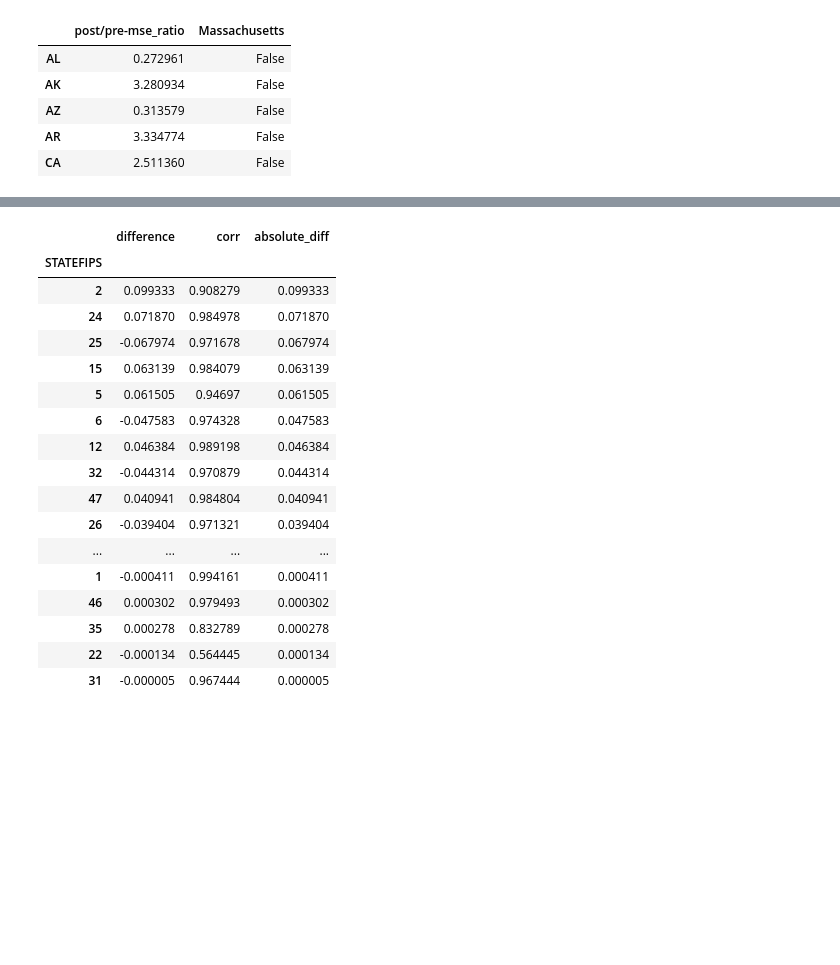
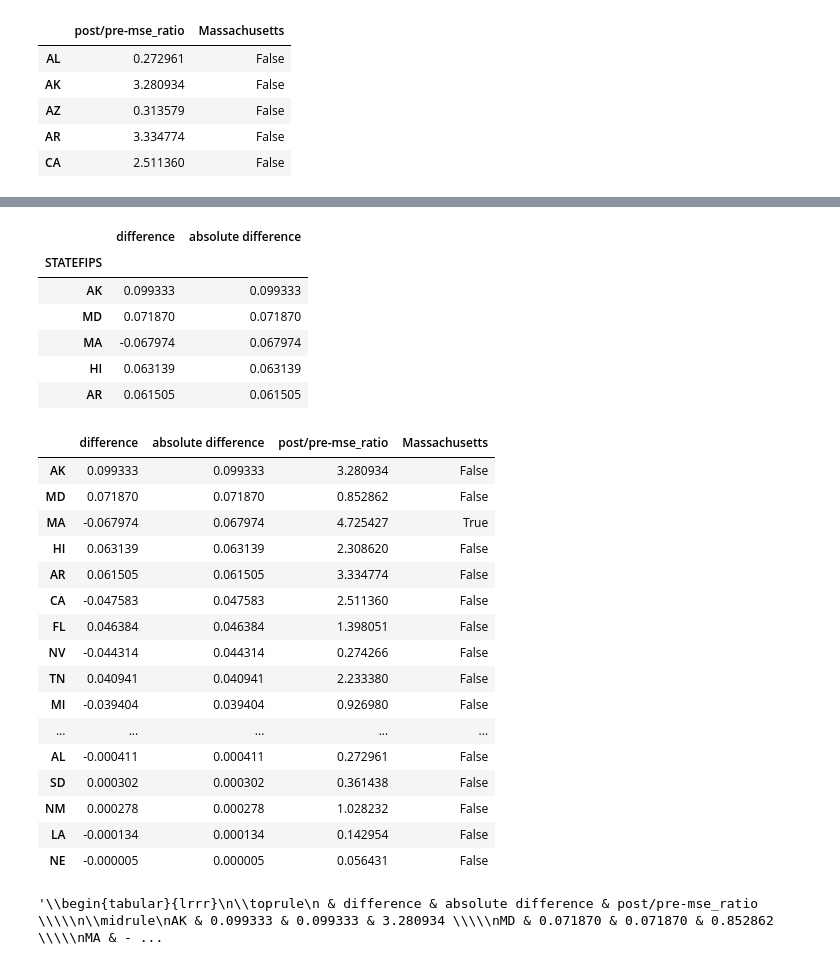
Before and after one commit to will-r61/honors_thesis, a Jupyter notebook: notebooks/scm_no_covariates.ipynb, the cells around one changed output, grey strips where cells are left out. Drawn from its saved outputs; the diff is of its cells as text; code cells hidden in the pictures; blank space fills up the shorter version.

```diff
--- a/notebooks/scm_no_covariates.ipynb
+++ b/notebooks/scm_no_covariates.ipynb
@@ -26,10 +25,6 @@ def scm_fit(X, y):
     def sum_constraint(weights):
         return np.sum(weights) - 1
 
-    def pearsonr_weights(weights):
-        y_predicted = np.dot(X, weights)
-        return float(pearsonr(y, y_predicted).statistic)
-
     # Bounds: Ensure all weights are nonnegative
     bounds = [(0, 1)] * n_features
 
@@ -45,10 +40,7 @@ def scm_fit(X, y):
     # Extract the optimized weights
     optimized_weights = result.x
 
-    # Extract the MSE
-    corr = pearsonr_weights(optimized_weights)
-
-    return optimized_weights, corr
+    return optimized_weights
 # %%
 df = pd.read_csv('../data/estimates/SNAP_gap_estimates/snap_gap_estimates.csv', index_col = 0)
 df
@@ -116,7 +108,7 @@ training_data
 training_y = training_data[25]
 training_X = training_data.loc[:, training_data.columns != 25].values
 # %%
-weights, corr = scm_fit(training_X, training_y)
+weights = scm_fit(training_X, training_y)
 weights
 # %% [output]
 array([0.00000000e+00, 7.16938786e-02, 3.52025025e-02, 3.56394361e-18,
@@ -253,26 +239,25 @@ def run_trial(state):
     training_data = pivoted[pivoted.index <= 2021]
     training_y = training_data[state]
     training_X = training_data.loc[:, (training_data.columns != state) & (training_data.columns != 25)].values
-    weights, corr = scm_fit(training_X, training_y)
+    weights = scm_fit(training_X, training_y)
     X = pivoted.loc[:, (pivoted.columns != state) & (pivoted.columns != 25)].values
     y = pivoted[state]
     synth = X @ weights
     diffs = y - synth
-    return diffs, corr
+    return diffs
 
 diff_dict = {}
 corrs = {}
 
 for state in pivoted.columns:
-    diffs, corr = run_trial(state)
+    diffs = run_trial(state)
     diff_dict[state] = diffs.copy()
-    corrs[state] = corr
 
     is_mass = state == 25
     diffs.index = pd.to_datetime(diffs.index.astype(str), format="%Y")
     plt.plot(diffs,
              color="royalblue" if is_mass else "C1",
-             alpha=1 if is_mass else 0.25,
+             alpha=1 if is_mass else 0.15,
              label="Massachusetts" if is_mass else None)
 
 plt.hlines(y=0, xmin=pd.to_datetime('2006', format="%Y"), xmax=pd.to_datetime('2023', format="%Y"), lw=2, color="Black")
@@ -281,4 +266,5 @@ plt.ylabel("Effect Estimate")
 plt.title("Placebo Test")
 plt.xlabel("Year")
 plt.legend()
+plt.savefig('../output/synthetic_control_plots/placebo_test.png')
 # %% [output]
@@ -344,27 +318,41 @@ plt.legend()
 # %%
 pre_to_post = effects_df[2023] - effects_df[2021]
 pre_post_diff = pd.DataFrame(pre_to_post).rename(columns = {0: 'difference'})
-pre_post_diff['corr'] = effects_df['corr']
-pre_post_diff['absolute_diff'] = pre_post_diff['difference'].abs()
-pre_post_diff.sort_values('absolute_diff', ascending=False, inplace = True)
+pre_post_diff['absolute difference'] = pre_post_diff['difference'].abs()
+pre_post_diff.sort_values('absolute difference', ascending=False, inplace = True)
 pre_post_diff.index.name = "STATEFIPS"
-pre_post_diff
+pre_post_diff.index = pre_post_diff.index.map(fips_to_state)
+pre_post_diff.head()
 # %% [output]
-|  | difference | corr | absolute_diff |
-| STATEFIPS |  |  |  |
-| 2 | 0.099333 | 0.908279 | 0.099333 |
-| 24 | 0.071870 | 0.984978 | 0.071870 |
-| 25 | -0.067974 | 0.971678 | 0.067974 |
-| 15 | 0.063139 | 0.984079 | 0.063139 |
-| 5 | 0.061505 | 0.94697 | 0.061505 |
-| 6 | -0.047583 | 0.974328 | 0.047583 |
-| 12 | 0.046384 | 0.989198 | 0.046384 |
-| 32 | -0.044314 | 0.970879 | 0.044314 |
-| 47 | 0.040941 | 0.984804 | 0.040941 |
-| 26 | -0.039404 | 0.971321 | 0.039404 |
-| ... | ... | ... | ... |
-| 1 | -0.000411 | 0.994161 | 0.000411 |
-| 46 | 0.000302 | 0.979493 | 0.000302 |
-| 35 | 0.000278 | 0.832789 | 0.000278 |
-| 22 | -0.000134 | 0.564445 | 0.000134 |
-| 31 | -0.000005 | 0.967444 | 0.000005 |
+|  | difference | absolute difference |
+| STATEFIPS |  |  |
+| AK | 0.099333 | 0.099333 |
+| MD | 0.071870 | 0.071870 |
+| MA | -0.067974 | 0.067974 |
+| HI | 0.063139 | 0.063139 |
+| AR | 0.061505 | 0.061505 |
+# %%
+test_stats_df = pd.merge(pre_post_diff, mse_ratios, how = 'inner', left_index = True, right_index = True)
+test_stats_df
+# %% [output]
+|  | difference | absolute difference | post/pre-mse_ratio | Massachusetts |
+| AK | 0.099333 | 0.099333 | 3.280934 | False |
+| MD | 0.071870 | 0.071870 | 0.852862 | False |
+| MA | -0.067974 | 0.067974 | 4.725427 | True |
+| HI | 0.063139 | 0.063139 | 2.308620 | False |
+| AR | 0.061505 | 0.061505 | 3.334774 | False |
+| CA | -0.047583 | 0.047583 | 2.511360 | False |
+| FL | 0.046384 | 0.046384 | 1.398051 | False |
+| NV | -0.044314 | 0.044314 | 0.274266 | False |
+| TN | 0.040941 | 0.040941 | 2.233380 | False |
+| MI | -0.039404 | 0.039404 | 0.926980 | False |
+| ... | ... | ... | ... | ... |
+| AL | -0.000411 | 0.000411 | 0.272961 | False |
+| SD | 0.000302 | 0.000302 | 0.361438 | False |
+| NM | 0.000278 | 0.000278 | 1.028232 | False |
+| LA | -0.000134 | 0.000134 | 0.142954 | False |
+| NE | -0.000005 | 0.000005 | 0.056431 | False |
+# %%
+test_stats_df.drop(columns = "Massachusetts").to_latex(index = True)
+# %% [output]
+'\\begin{tabular}{lrrr}\n\\toprule\n & difference & absolute difference & post/pre-mse_ratio \\\\\n\\midrule\nAK & 0.099333 & 0.099333 & 3.280934 \\\\\nMD & 0.071870 & 0.071870 & 0.852862 \\\\\nMA & - ...
```
Also changed, not shown: parts of 9 cells of this notebook, 13 other files.
